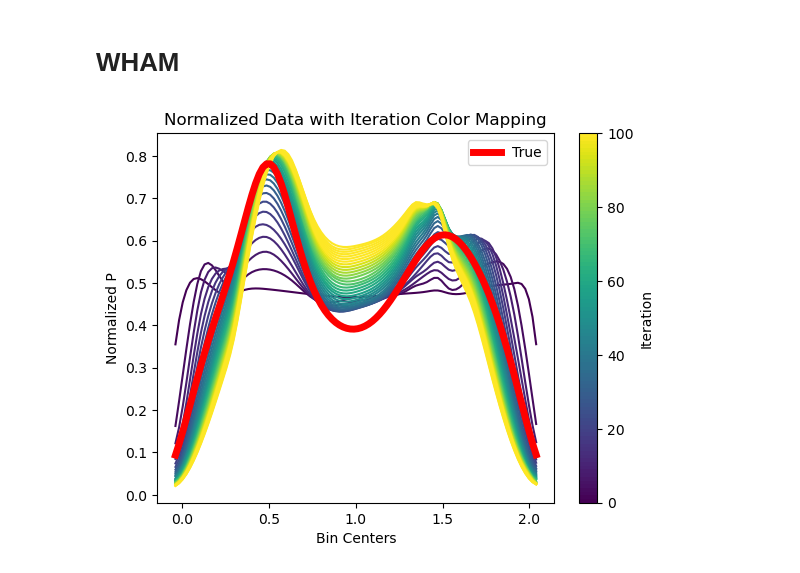
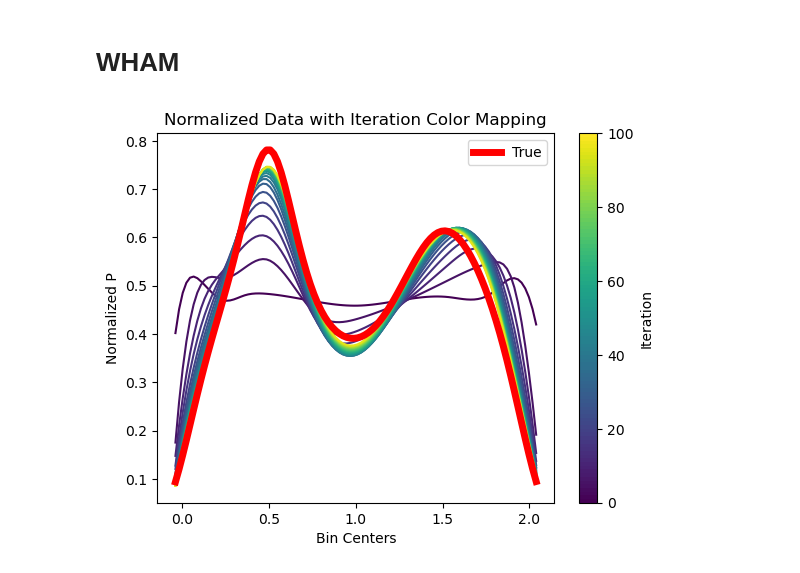
Before and after one commit to abrahmasandra/MENG255UmbrellaSampling, a Jupyter notebook: umbsampling.ipynb, the cells around one changed output. Saved outputs shown, nothing was run; the diff lists cells and outputs as text; code cells hidden in the pictures.

```diff
--- a/umbsampling.ipynb
+++ b/umbsampling.ipynb
@@ -17,7 +17,7 @@ epsilon_2 = 1
 sigma = 0.3
 
 ## Parameters for Hookian Restraint Potential
-k = 2500
+k = 2000
 # %% [markdown]
 ## Defining Landscape Potential Functions
 # %%
@@ -255,19 +255,26 @@ plt.show()
 # %% [markdown]
 # WHAM
 # %%
+from scipy.interpolate import UnivariateSpline
+
 num_bins = 100
 n = len(samples)
-
-n_ks = [len(samples[k]) for k in range(n)]
 
 bin_edges = np.linspace(min_x, max_x, num_bins+1)
 bin_centers = (bin_edges[1:] + bin_edges[:-1]) / 2
 bin_width = bin_centers[-1] - bin_centers[-2]
 
 hists = [np.histogram(samples[i,:], bins=bin_edges)[0] for i in range(n)] # bin counts
-P_tilde = [hist_k / (bin_width * n_k) for hist_k, n_k in zip(hists, n_ks)]
 
-A = np.zeros(n)
-P = np.zeros(num_bins)
+n_ks = [np.sum(hists[k]) for k in range(n)]
 
-A_0 = -1000
+P_tilde = np.array([hist_k / (bin_width * n_k) for hist_k, n_k in zip(hists, n_ks)])
+
+def plot_normalized(P, bin_centers, color):
+    P_AUC = np.sum(P) * bin_width
+    P_normalized = P / P_AUC
+
+    spline = UnivariateSpline(bin_centers, P_normalized, s=0.005)
+    P_smooth = spline(bin_centers)
+
+    plt.plot(bin_centers, P_smooth, '-', color=color)
@@ -285,3 +281,8 @@ def plot_normalized(P, bin_centers, color):
+# %%
+A = np.zeros(n)
+P = np.zeros(num_bins)
+
+A_0 = 0
 # %%
 import matplotlib.cm as cm
 import matplotlib.colors as mcolors
@@ -307,33 +308,35 @@ for i in range(num_iters): # TODO: convergence criteria
         integral = 0
         for j, q in enumerate(bin_centers): # TODO: easy speedup with vectorization
             integral += P[j] * np.exp(-beta * bias[k](q))
 
         integral *= bin_width
 
         A[k] = - np.log(integral) / beta + A_0
 
-    if i % 3 == 0:
-        color = cmap(i / 80)  # Map iteration to a color in the colormap
+    P /= np.sum(P) * bin_width
+
+    if i % 5 == 0:
+        color = cmap(i / num_iters)  # Map iteration to a color in the colormap
         plot_normalized(P, bin_centers, color)
 
 norm = mcolors.Normalize(vmin=0, vmax=num_iters)
 sm = cm.ScalarMappable(cmap=cmap, norm=norm)
 sm.set_array([])  # Set an empty array to avoid warnings about missing data
 
 cbar = fig.colorbar(sm, ax=ax)  # Associate the colorbar with the main axes
 cbar.set_label('Iteration')
 
 plt.xlabel('Bin Centers')
 plt.ylabel('Normalized P')
 plt.title('Normalized Data with Iteration Color Mapping')
 
 # plotting the true distribution
 recip_V = np.exp(-beta * two_well_1d(bin_centers, epsilon_0, epsilon_1, epsilon_2, sigma))
 bin_width = (bin_centers[-1] - bin_centers[-2])
 norm_recip_V = recip_V/(np.sum(recip_V) * bin_width)
 plt.plot(bin_centers, norm_recip_V, color="red", linewidth=5, label="True")
 plt.legend()
 
 plt.show()
 # %% [output]
-[figure, old version]
+[figure, new version]
```
Also changed, not shown: parts of 13 cells of this notebook, 1 other file.
